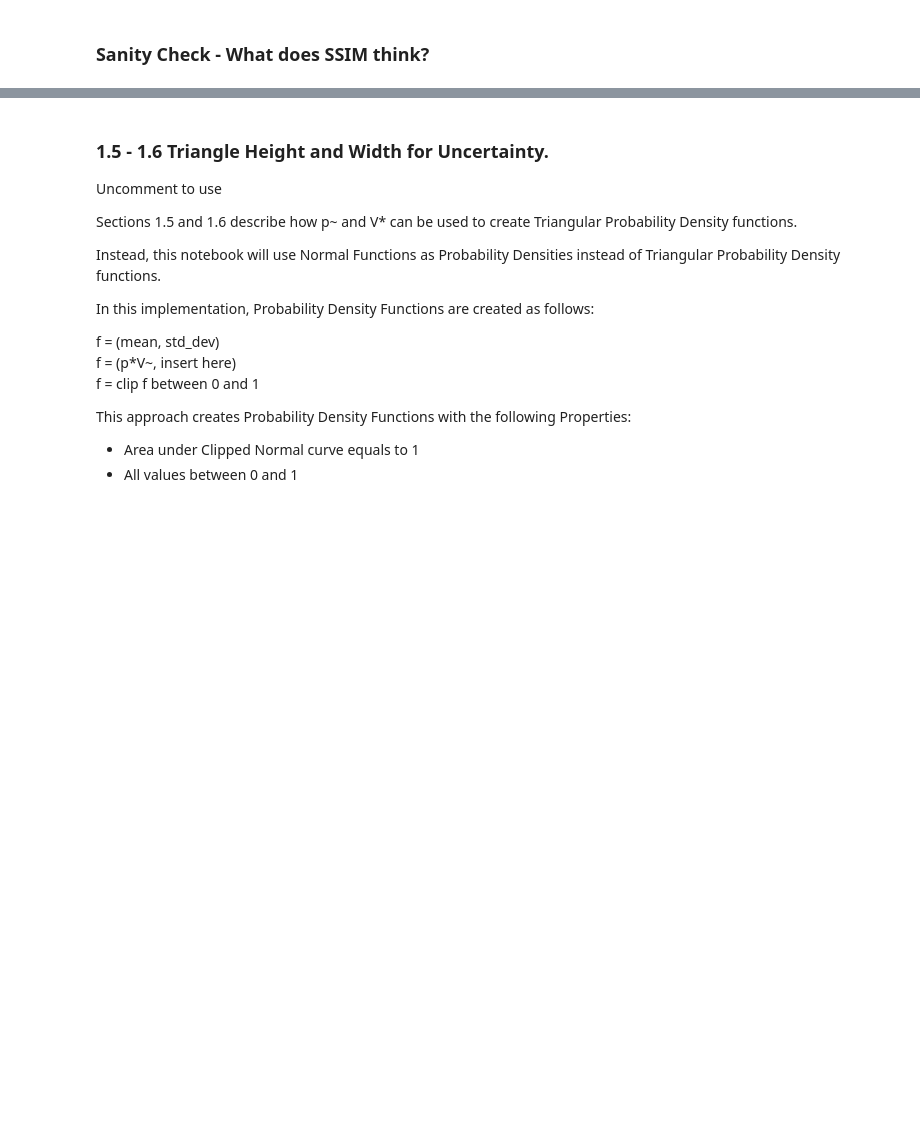
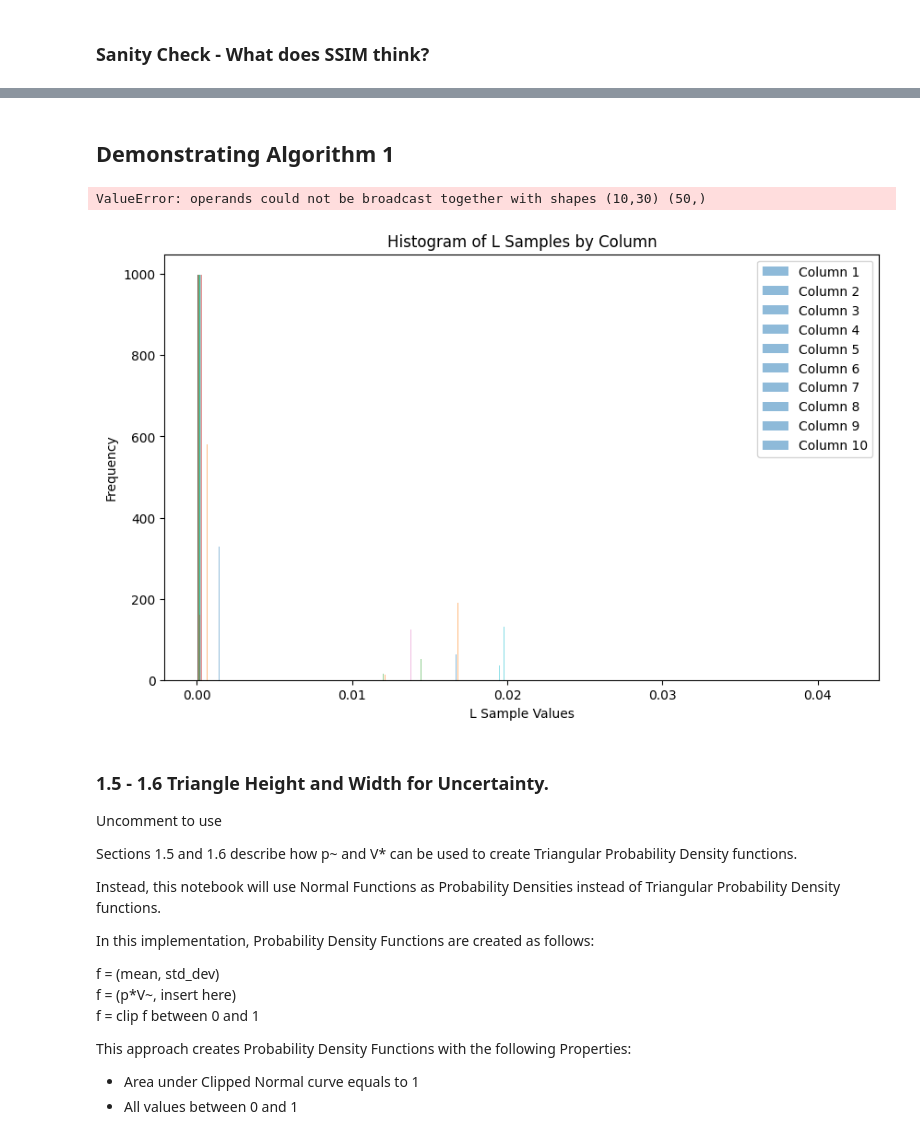
Before and after one commit to christopherwaight/BeliefNetworks, a Jupyter notebook: Main/Processing/BN_datfile_generator.ipynb, the cells around one changed output, grey strips where cells are left out. Drawn from its saved outputs; the diff is of its cells as text; code cells hidden in the pictures; blank space fills up the shorter version.

```diff
--- a/Main/Processing/BN_datfile_generator.ipynb
+++ b/Main/Processing/BN_datfile_generator.ipynb
@@ -392,0 +401,2 @@ Second highest class: 8
+# %% [markdown]
+## Demonstrating Algorithm 1
@@ -393,3 +525,27 @@ Second highest class: 8
+# %%
+L = []
+for _ in np.arange(1,1_000):
+    F_sampled = sample_from_F_matrix(F_matrix)
+    L_sample = F_sampled.T * np.array(ssim_scores)  # Reshape ssim_scores
+    L.append(L_sample)
+# %% [output]
+ValueError: operands could not be broadcast together with shapes (10,30) (50,)
+# %%
+L = np.array(L)
+
+# Create the histogram
+plt.figure(figsize=(10, 6))  # Adjust figure size if needed
+num_columns = L.shape[1]
+for i in range(num_columns):
+    plt.hist(L[:, i], bins=100, alpha=0.5, label=f"Column {i+1}")
+
+plt.xlabel("L Sample Values")
+plt.ylabel("Frequency")
+plt.title("Histogram of L Samples by Column")
+plt.legend()
+plt.show()
+# %% [output]
+[figure, added]
 # %% [markdown]
 ### 1.5 - 1.6 Triangle Height and Width for Uncertainty.
 
```
Also changed, not shown: parts of 10 cells of this notebook, 11 other files.
